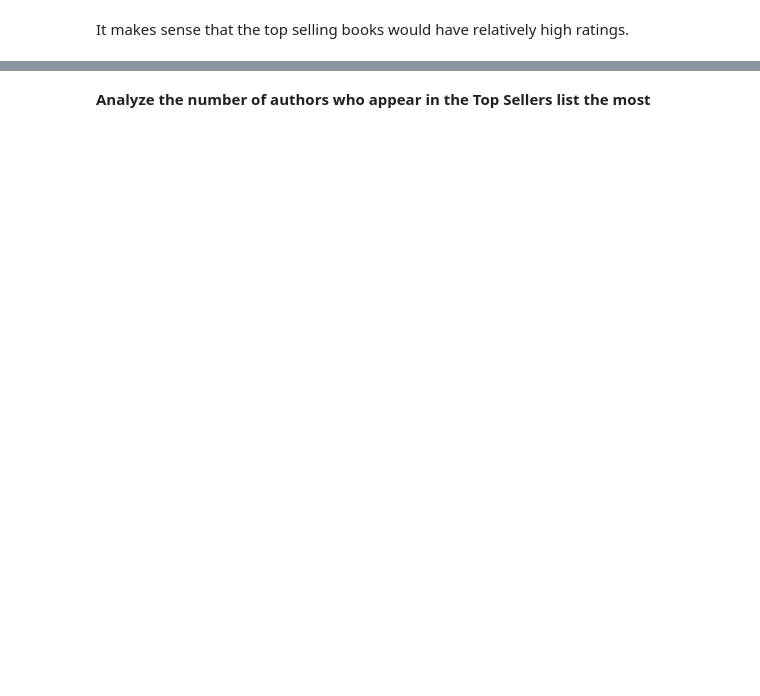
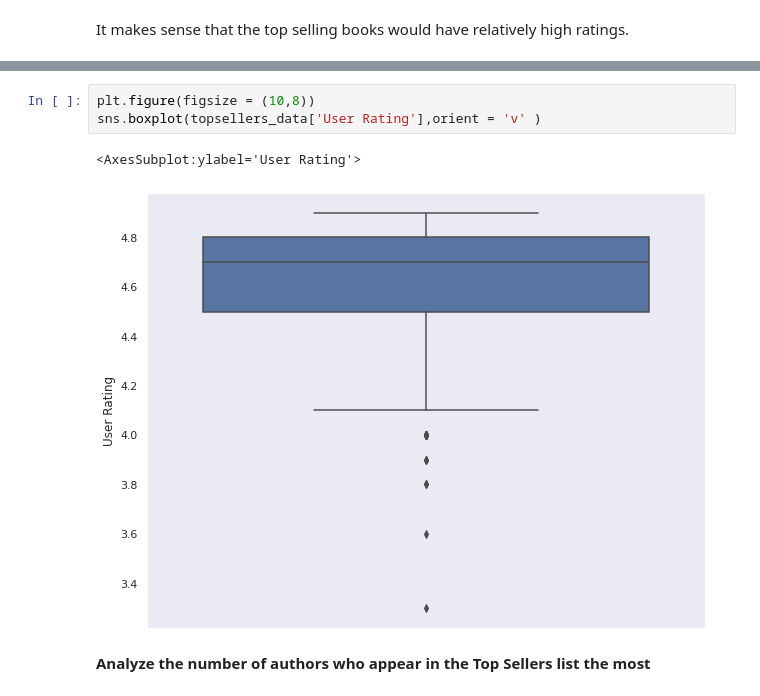
Before and after one commit to ifemiller/Amazon-Top-Sellers-EDA, a Jupyter notebook: Top Selling Books EDA.ipynb, the cells around one changed output, grey strips where cells are left out. Cells and saved outputs as stored; diff of their text form; blank space fills up the shorter version.

```diff
--- a/Top Selling Books EDA.ipynb
+++ b/Top Selling Books EDA.ipynb
@@ -109,2 +178,8 @@ Text(0.5, 1.0, 'Average Number of Reviews of Books per Year by Genre')
+# %%
+plt.figure(figsize = (10,8))
+sns.boxplot(topsellers_data['User Rating'],orient = 'v' )
+# %% [output]
+<AxesSubplot:ylabel='User Rating'>
+[figure, added]
 # %% [markdown]
 **Analyze the number of authors who appear in the Top Sellers list the most**
```
Also changed, not shown: parts of 23 cells of this notebook.
